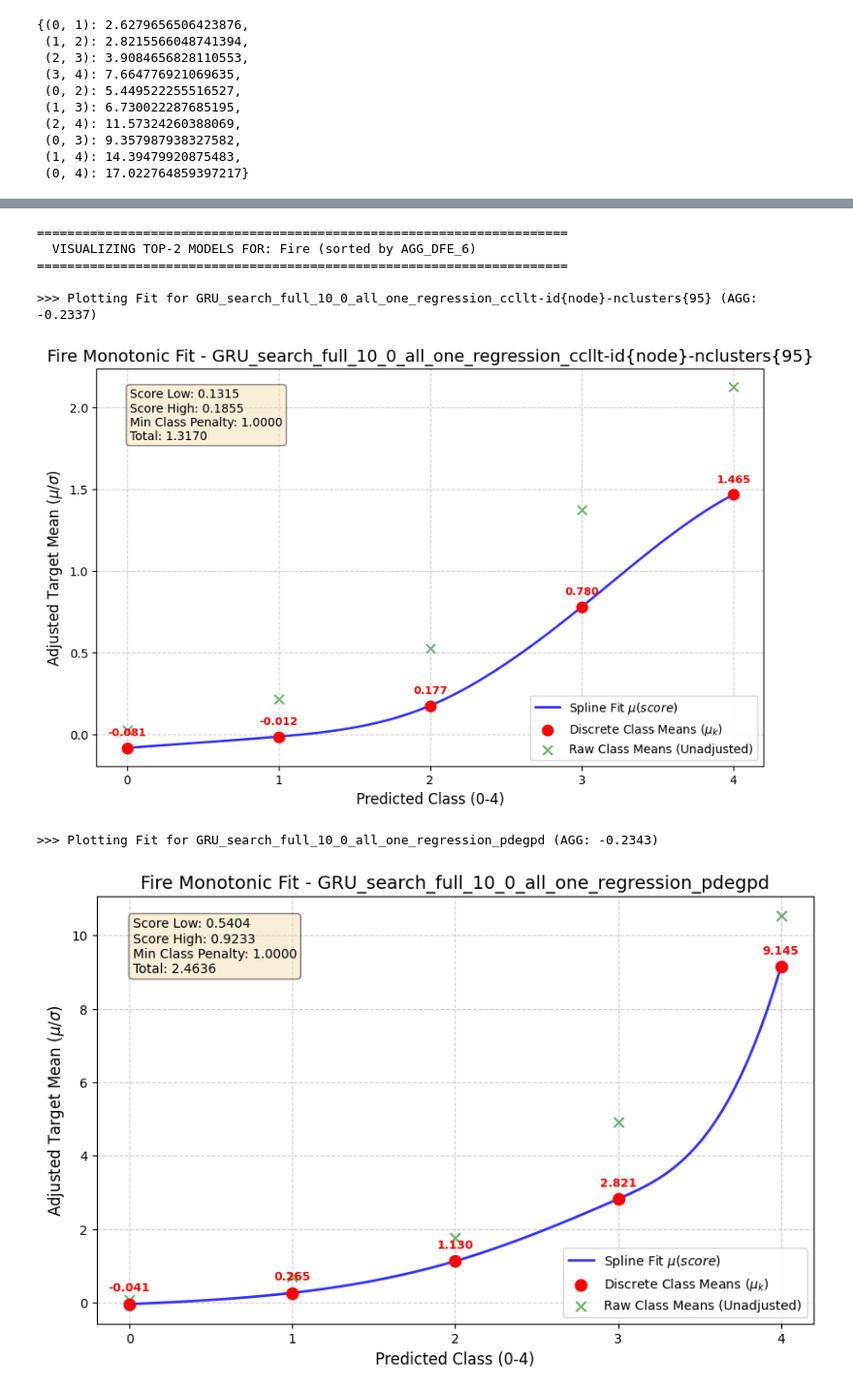
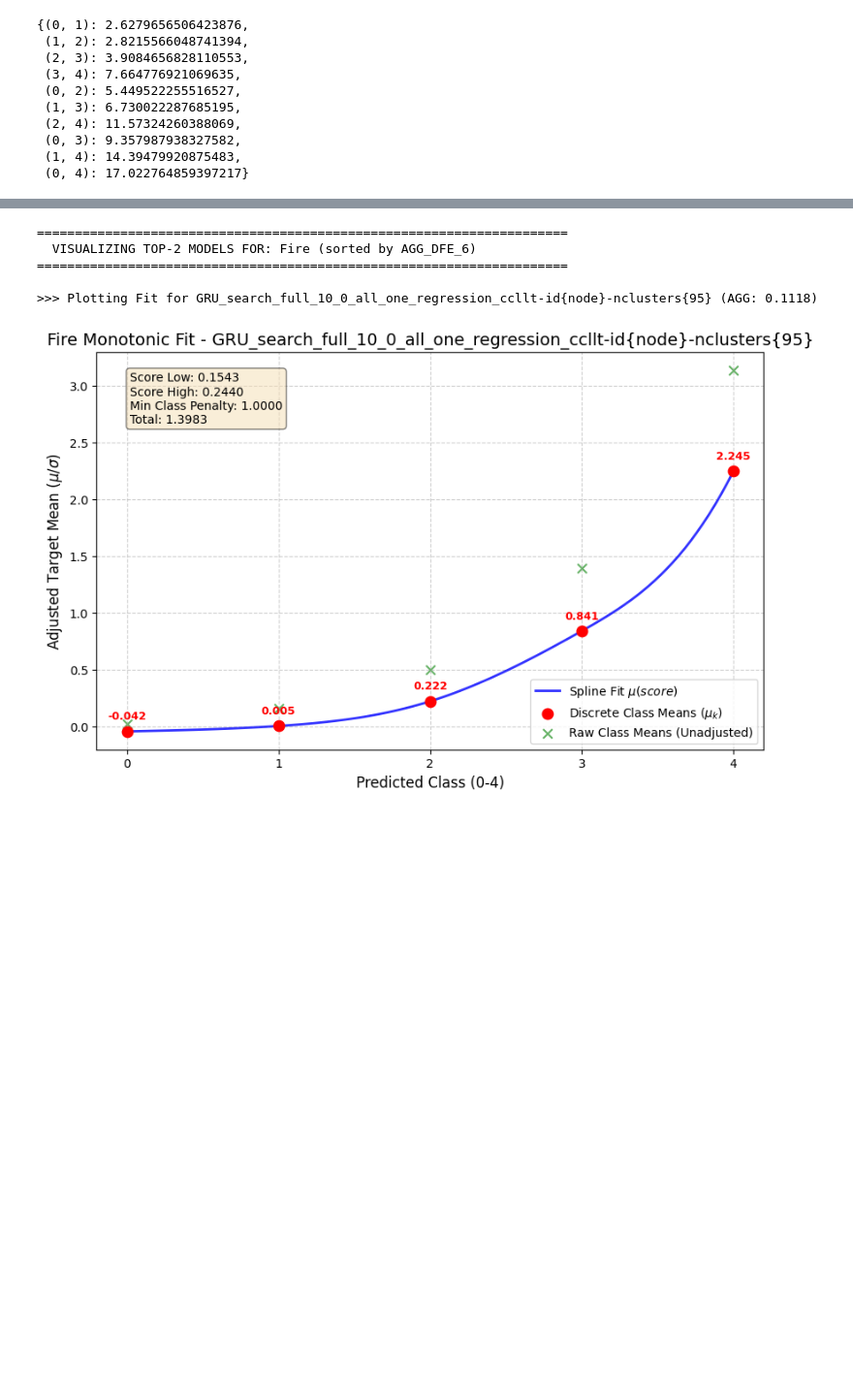
Before and after one commit to NicolasCaronPro/ST-GNN-for-wildifre-prediction, a Jupyter notebook: Prediction/evaluate_model_predictions_ssh_bdiff.ipynb, the cells around one changed output, grey strips where cells are left out. Shown at 97% size. Drawn from its saved outputs; the diff is of its cells as text; code cells hidden in the pictures; blank space fills up the shorter version.

```diff
--- a/Prediction/evaluate_model_predictions_ssh_bdiff.ipynb
+++ b/Prediction/evaluate_model_predictions_ssh_bdiff.ipynb
@@ -18,13 +18,15 @@ logger = logging.getLogger(__name__)
 # Configuration
 
 MODE = 'bdiff'
+year_test = "2024"
 
 if MODE == '06':
     base_path = Path('firemen/firepoint/2x2/test/occurence_062023/all/full_all_3_0_zonemeteo_node/')
     parent_dir_name = 'full_all_3_0_zonemeteo_node/'
     path_baseline = Path('06/')
 elif MODE == 'bdiff':
-    base_path = Path('bdiff/firepoint/2x2/test/occurence_default/all/full_all_departement_0_None_node/')
+    #base_path = Path('bdiff/firepoint/2x2/test/occurence_default/all/full_all_departement_0_None_node/')
+    base_path = Path('bdiff/firepoint/2x2/test/occurence_default_2024/all/full_all_departement_0_None_node/')
     path_baseline = Path('bdiff/')
 elif MODE == 'firemen':
     pass
@@ -32,9 +34,10 @@ elif MODE == 'firemen':
 scale = 10
 horizon = 0
 
-clustering = 'kmeans'
+clustering = 'quantile'
 
 models = [
+    #'graphCastGRU_search_full_10_0_all_one_',
     'GRU_search_full_10_0_all_one_',
 ]
 
@@ -51,13 +54,16 @@ losses = [
 
 targets = [
    f'nbsinister-{clustering}-5-Class-Dept',
-   f'burnedareaRoot-{clustering}-5-Class-Dept',
+   #f'burnedareaRoot-{clustering}-5-Class-Dept',
 ]
 
 all_dir = list(itertools.product(models, losses, targets))
 
 loss_2 = ["regression_ccllt-id{node}-nclusters{95}"]
-targets_2 = ["nbsinister", "burnedareaRoot"]
+targets_2 = [
+            "nbsinister",
+             "burnedareaRoot"
+             ]
 
 all_dir_2 = list(itertools.product(models, loss_2, targets_2))
 
@@ -122,8 +128,8 @@ def find_remote_directories(sftp, base_path_remote, all_dir):
     return matches
 
 TARGET_MAP = {
-    "nbsinister-kmeans-5-Class-Dept": "nbsinister",
-    "burnedareRoot-kmeans-5-Class-Dept": "burnedareaRoot",
+    f"nbsinister-{clustering}-5-Class-Dept": "nbsinister",
+    f"burnedareaRoot-{clustering}-5-Class-Dept": "burnedareaRoot",
 }
 
 _INV_CLLT_TARGET_MAP = {v: k for k, v in TARGET_MAP.items()}
@@ -182,8 +188,8 @@ for d, model, loss, target in directories:
 
     pred_col = f"prediction_{target}_0"
 
-    if 'ccllt' in loss:
-        pred_col = pred_col.replace("kmeans", "quantile")
+    if 'ccllt' in loss and clustering == "kmeans":
+        pred_col = pred_col.replace(f"{clustering}", "quantile")
 
     if pred_col not in res.columns:
         if target in res.columns:
@@ -306,9 +292,6 @@ print(f"Scorers loaded: {list(scorers.keys())}")
 Loaded scorer for 'Fire' from bdiff/scorer_Fire.pkl
 Loaded scorer for 'BurnedArea' from bdiff/scorer_BurnedArea.pkl
 Scorers loaded: ['Fire', 'BurnedArea']
-# %%
-key = list(all_data_frames['nbsinister-kmeans-5-Class-Dept'].keys())[0]
-depts = np.sort(all_data_frames['nbsinister-kmeans-5-Class-Dept'][key]['departement'].unique())
 # %%
 scorers['Fire'].pair_mean_deltas
 # %% [output]
@@ -678,7 +1013,12 @@ for simple_name in ['Fire']:
     agg_col = 'AGG_DFE_6' if 'AGG_DFE_6' in df_res.columns else agg_candidates[0]
 
     # Identify top 2 models
-    top_models = df_res.sort_values(agg_col, ascending=False).head(2)
+    #top_models = df_res.sort_values(agg_col, ascending=False).head(2)
+
+    df_res = df_res.reset_index()
+
+    top_models = df_res[(df_res['Model'].str.contains('ccllt')) | (df_res['Model'].str.contains('flwk-id')) | (df_res['Model'].str.contains('cll'))].set_index('Model')
+
 
     print(f"\n{'='*70}\n  VISUALIZING TOP-2 MODELS FOR: {simple_name} (sorted by {agg_col})\n{'='*70}")
 
@@ -705,36 +1045,34 @@ for simple_name in ['Fire']:
 
     for model_name, row in top_models.iterrows():
         print(f"\n>>> Plotting Fit for {model_name} (AGG: {row[agg_col]:.4f})")
 
         # Get predictions
         models_dict = all_data_frames.get(target_key, {})
         df_pred = models_dict.get(model_name)
         if df_pred is None:
             print(f"  Predictions not found for {model_name}"); continue
 
         df_p = df_pred.copy()
         df_p['date'] = df_p['date'].apply(lambda x: allDates[int(x)] if int(x)<len(allDates) else allDates[-1])
         df_p['date'] = pd.to_datetime(df_p['date'])
         df_p['num_zone'] = df_p['num_zone'].astype(int)
 
         # Merge for scoring. Use suffixes to avoid renaming the model's prediction columns.
         # We need the ground truth from gt_df_orig, so we take it from the '_gt' columns.
         merged = pd.merge(df_p, gt_df_orig, on=['date', 'num_zone'], how='inner', suffixes=('', '_gt'))
-        merged = merged[merged['date'].dt.year == 2023]
+        merged = merged[merged['date'].dt.year == int(year_test)]
 
         if not merged.empty:
             # Use target_key_gt as the ground truth classes for the scorer
             # Use risk_score as the model's predicted risk class
             sc._plot(merged['risk_score'], merged[f"{target_key}_gt"], merged['date'], merged['num_zone'],
                     title=f"{simple_name} Monotonic Fit - {model_name}")
         else:
-            print("  Empty merge for 2023 data — check date alignment.")
+            print(f"  Empty merge for {year_test} data — check date alignment.")
 # %% [output]
 ======================================================================
   VISUALIZING TOP-2 MODELS FOR: Fire (sorted by AGG_DFE_6)
 ======================================================================
 
->>> Plotting Fit for GRU_search_full_10_0_all_one_regression_ccllt-id{node}-nclusters{95} (AGG: -0.2337)
+>>> Plotting Fit for GRU_search_full_10_0_all_one_regression_ccllt-id{node}-nclusters{95} (AGG: 0.1118)
-[figure, old version]
+[figure, new version]
->>> Plotting Fit for GRU_search_full_10_0_all_one_regression_pdegpd (AGG: -0.2343)
-[figure, removed]
```
Also changed, not shown: parts of 13 cells of this notebook, 3 other files.
